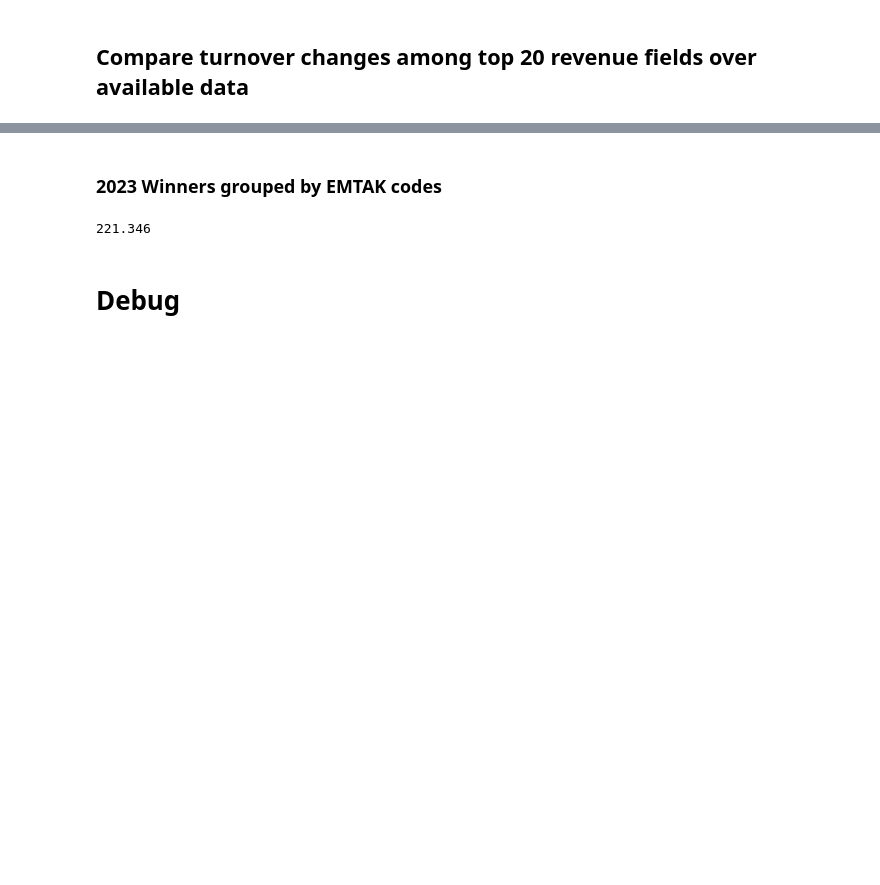
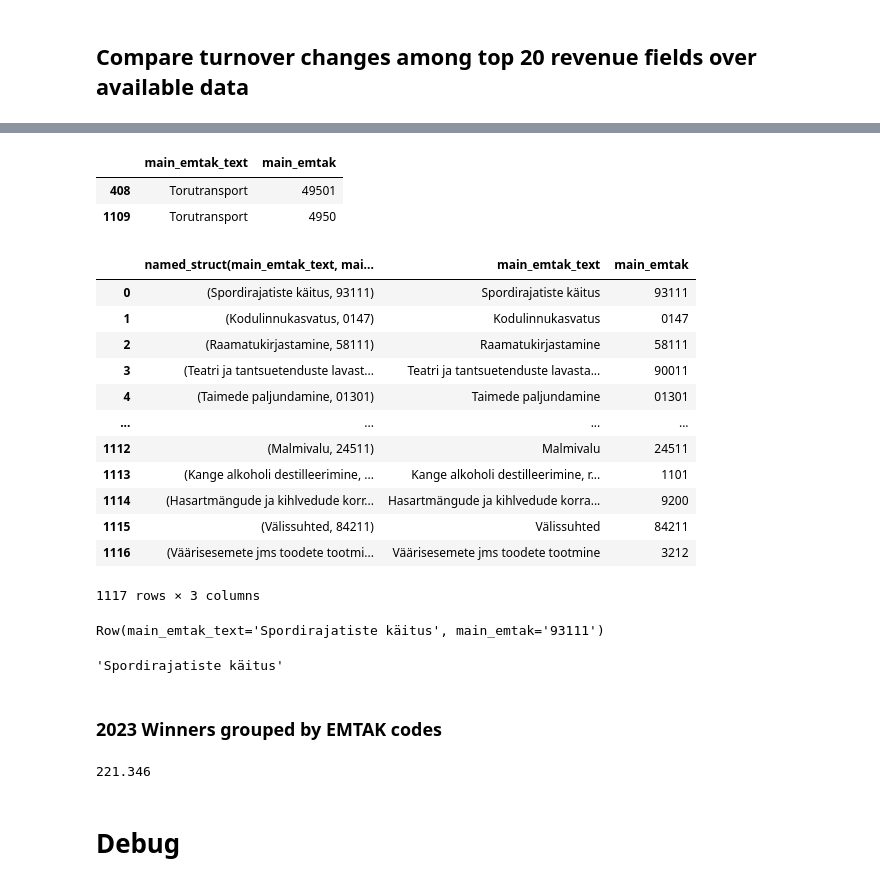
Before and after one commit to olympus999/e-ariregistri_avaandmed, a Jupyter notebook: Spark.ipynb, the cells around one changed output, grey strips where cells are left out. Cells and saved outputs as stored; diff of their text form; code cells hidden in the pictures; blank space fills up the shorter version.

```diff
--- a/Spark.ipynb
+++ b/Spark.ipynb
@@ -909,0 +1038,12 @@ df_res.sort_values(sum_turnover)
+# %%
+t5 = query_data("""
+select
+  distinct(main_emtak_text, main_emtak)
+from company_emtak
+limit 100000;
+""")
+t5.columns = [str(x) for x in t5.columns]
+weird_col = t5.columns[0]
+t5['main_emtak_text'] = t5[weird_col].apply(lambda x: x['main_emtak_text'])
+t5['main_emtak'] = t5[weird_col].apply(lambda x: x['main_emtak'])
+t5 = t5.drop(columns=weird_col)
@@ -909,0 +1066,30 @@ df_res.sort_values(sum_turnover)
+# %%
+t5[t5['main_emtak_text'] == 'Torutransport']
+# %% [output]
+|  | main_emtak_text | main_emtak |
+| 408 | Torutransport | 49501 |
+| 1109 | Torutransport | 4950 |
+# %%
+t5
+# %% [output]
+|  | named_struct(main_emtak_text, mai... | main_emtak_text | main_emtak |
+| 0 | (Spordirajatiste käitus, 93111) | Spordirajatiste käitus | 93111 |
+| 1 | (Kodulinnukasvatus, 0147) | Kodulinnukasvatus | 0147 |
+| 2 | (Raamatukirjastamine, 58111) | Raamatukirjastamine | 58111 |
+| 3 | (Teatri ja tantsuetenduste lavast... | Teatri ja tantsuetenduste lavasta... | 90011 |
+| 4 | (Taimede paljundamine, 01301) | Taimede paljundamine | 01301 |
+| ... | ... | ... | ... |
+| 1112 | (Malmivalu, 24511) | Malmivalu | 24511 |
+| 1113 | (Kange alkoholi destilleerimine, ... | Kange alkoholi destilleerimine, r... | 1101 |
+| 1114 | (Hasartmängude ja kihlvedude korr... | Hasartmängude ja kihlvedude korra... | 9200 |
+| 1115 | (Välissuhted, 84211) | Välissuhted | 84211 |
+| 1116 | (Väärisesemete jms toodete tootmi... | Väärisesemete jms toodete tootmine | 3212 |
+1117 rows × 3 columns
+# %%
+t5.loc[0][0]
+# %% [output]
+Row(main_emtak_text='Spordirajatiste käitus', main_emtak='93111')
+# %%
+t5.loc[0][0]['main_emtak_text']
+# %% [output]
+'Spordirajatiste käitus'
```
Also changed, not shown: parts of 25 cells of this notebook.
